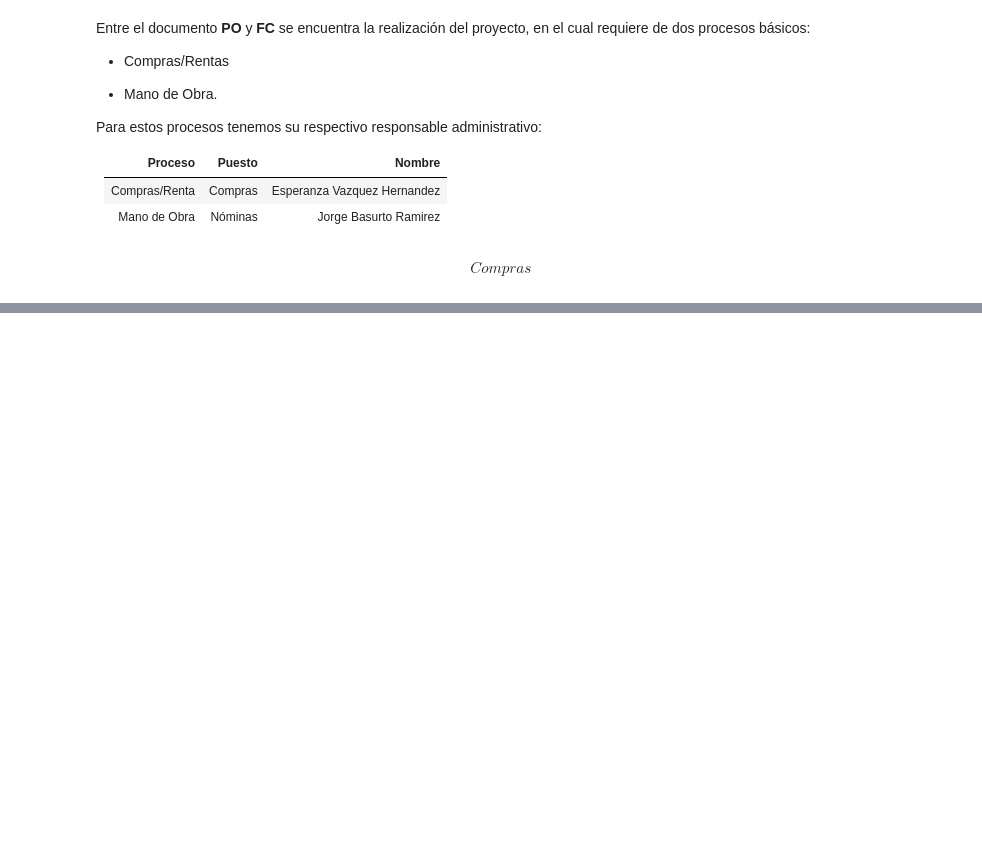
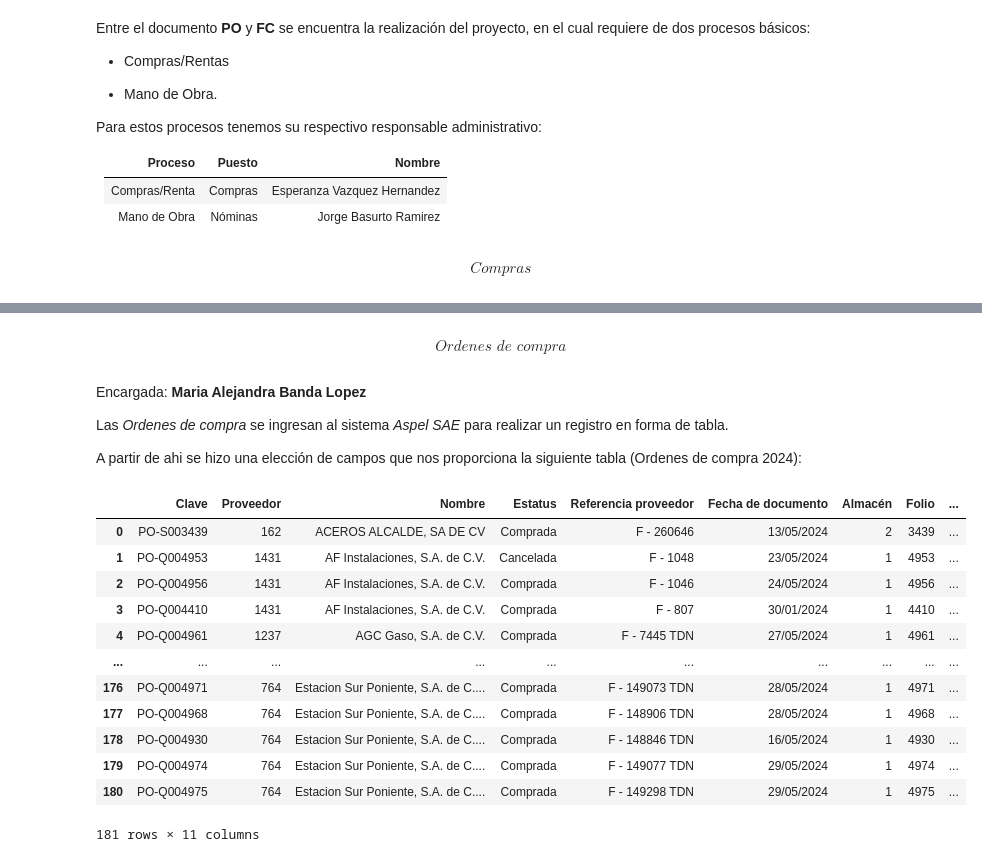
Before and after one commit to Samaelthecreator/DataEngineer, a Jupyter notebook: DataWarehouseSITEC.ipynb, the cells around one changed output, grey strips where cells are left out. Cells and saved outputs as stored; diff of their text form; code cells hidden in the pictures; blank space fills up the shorter version.

Commit message:
Añadiendo los procesos de compras y ordenes de compra

```diff
--- a/DataWarehouseSITEC.ipynb
+++ b/DataWarehouseSITEC.ipynb
@@ -173,0 +196,26 @@ información complementaria:
+# %% [markdown]
+$$\,\,\,\,\,\,\,\textit{Ordenes de compra}$$
+# %% [markdown]
+Encargada: **Maria Alejandra Banda Lopez**
+
+Las *Ordenes de compra* se ingresan al sistema *Aspel SAE* para realizar un registro en forma de tabla.
+
+A partir de ahi se hizo una elección de campos que nos proporciona la siguiente tabla (Ordenes de compra 2024):
+# %%
+Ordenes = pd.read_excel('C://Users//52473//OneDrive//Documentos//SITEC//2024//Ordenes.xls')
+
+Ordenes
+# %% [output]
+|  | Clave | Proveedor | Nombre | Estatus | Referencia proveedor | Fecha de documento | Almacén | Folio | ... |
+| 0 | PO-S003439 | 162 | ACEROS ALCALDE, SA DE CV | Comprada | F - 260646 | 13/05/2024 | 2 | 3439 | ... |
+| 1 | PO-Q004953 | 1431 | AF Instalaciones, S.A. de C.V. | Cancelada | F - 1048 | 23/05/2024 | 1 | 4953 | ... |
+| 2 | PO-Q004956 | 1431 | AF Instalaciones, S.A. de C.V. | Comprada | F - 1046 | 24/05/2024 | 1 | 4956 | ... |
+| 3 | PO-Q004410 | 1431 | AF Instalaciones, S.A. de C.V. | Comprada | F - 807 | 30/01/2024 | 1 | 4410 | ... |
+| 4 | PO-Q004961 | 1237 | AGC Gaso, S.A. de C.V. | Comprada | F - 7445 TDN | 27/05/2024 | 1 | 4961 | ... |
+| ... | ... | ... | ... | ... | ... | ... | ... | ... | ... |
+| 176 | PO-Q004971 | 764 | Estacion Sur Poniente, S.A. de C.... | Comprada | F - 149073 TDN | 28/05/2024 | 1 | 4971 | ... |
+| 177 | PO-Q004968 | 764 | Estacion Sur Poniente, S.A. de C.... | Comprada | F - 148906 TDN | 28/05/2024 | 1 | 4968 | ... |
+| 178 | PO-Q004930 | 764 | Estacion Sur Poniente, S.A. de C.... | Comprada | F - 148846 TDN | 16/05/2024 | 1 | 4930 | ... |
+| 179 | PO-Q004974 | 764 | Estacion Sur Poniente, S.A. de C.... | Comprada | F - 149077 TDN | 29/05/2024 | 1 | 4974 | ... |
+| 180 | PO-Q004975 | 764 | Estacion Sur Poniente, S.A. de C.... | Comprada | F - 149298 TDN | 29/05/2024 | 1 | 4975 | ... |
+181 rows × 11 columns
```
Also changed, not shown: parts of 13 cells of this notebook.
